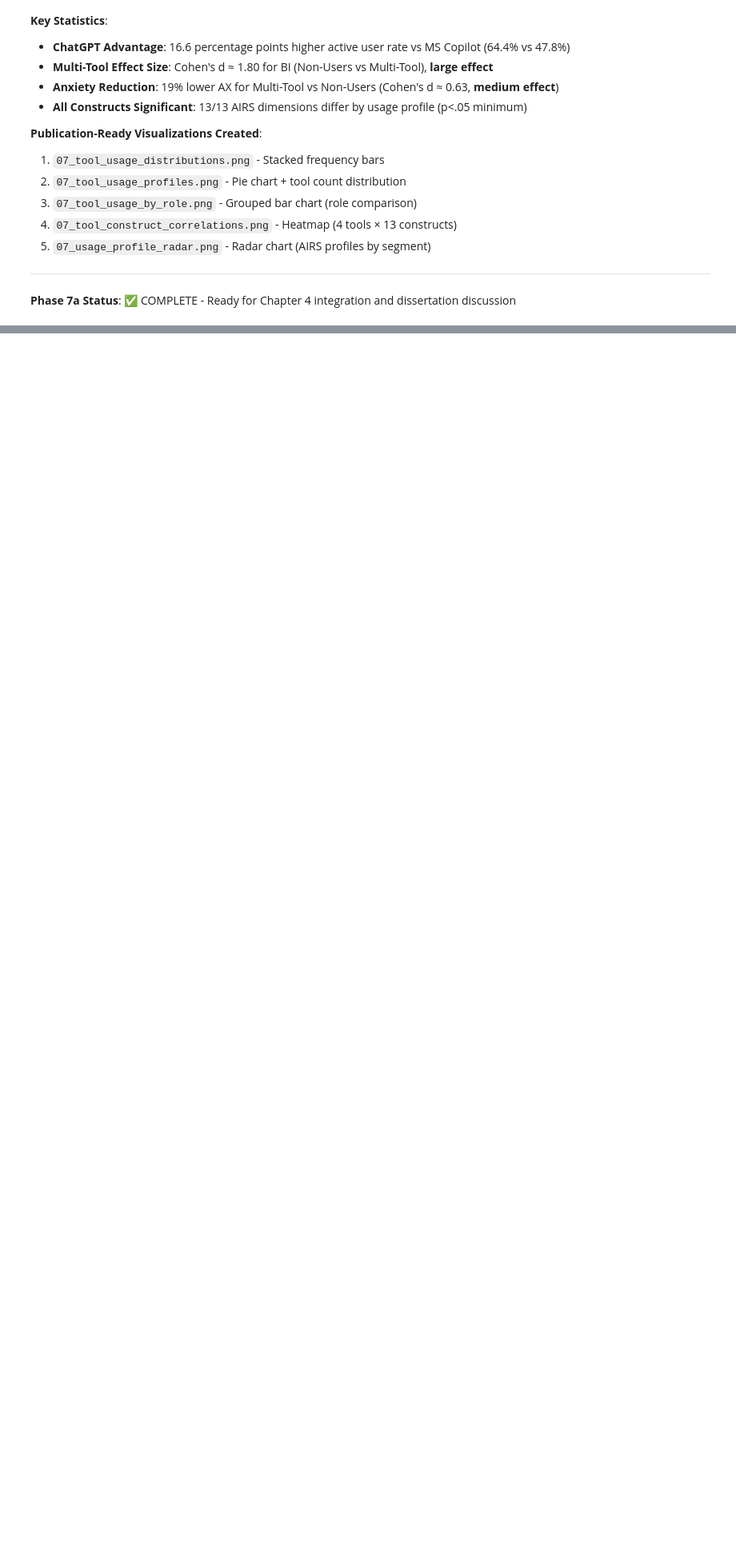
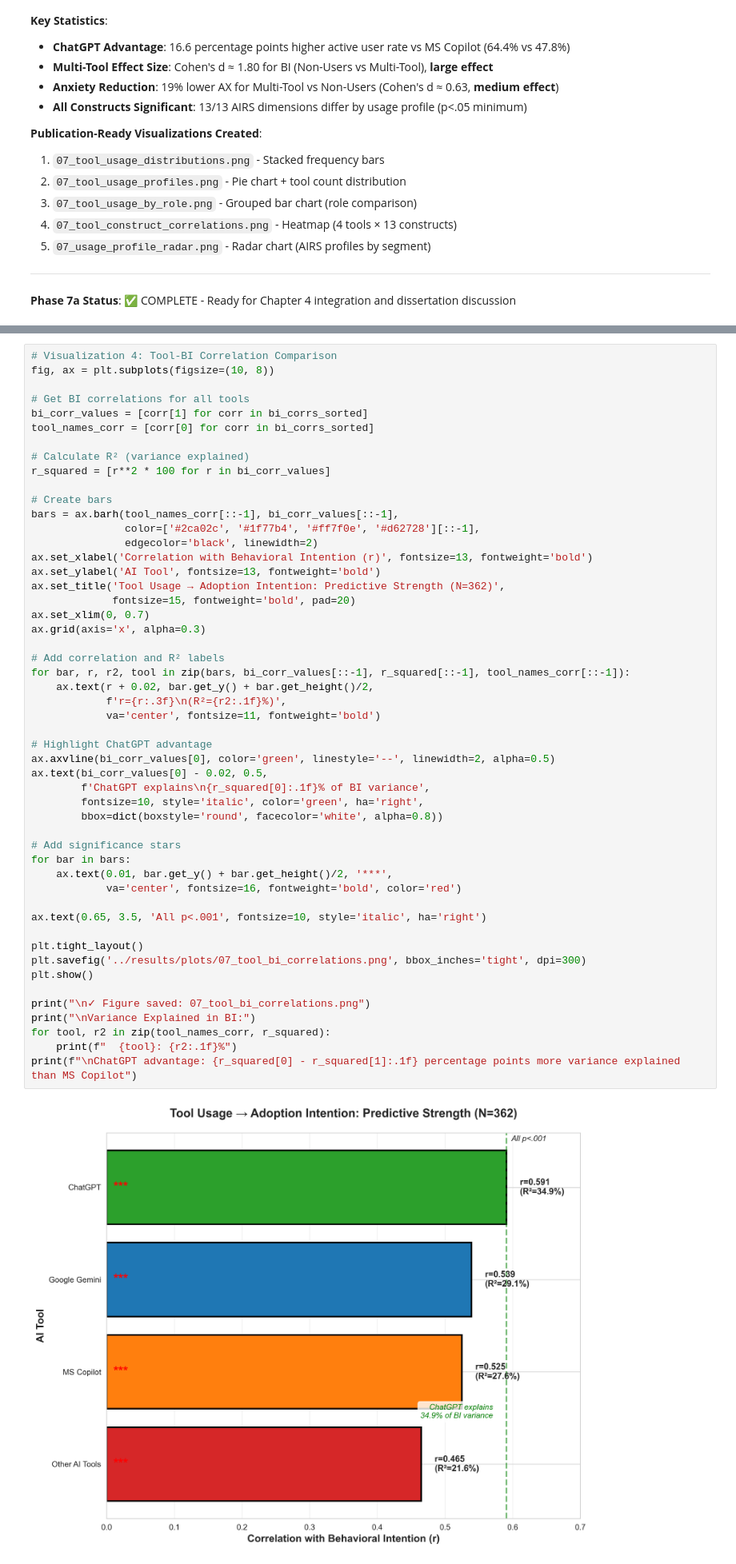
Before and after one commit to fabioc-aloha/AIRS_Data_Analysis, a Jupyter notebook: airs/07_Tool_Usage_Patterns.ipynb, the cells around one changed output, grey strips where cells are left out. Shown at 80% size. Drawn from its saved outputs; the diff is of its cells as text; blank space fills up the shorter version.

```diff
--- a/airs/07_Tool_Usage_Patterns.ipynb
+++ b/airs/07_Tool_Usage_Patterns.ipynb
@@ -765,0 +983,53 @@ Analysis complete. Figures saved to results/plots/
+# %%
+# Visualization 4: Tool-BI Correlation Comparison
+fig, ax = plt.subplots(figsize=(10, 8))
+
+# Get BI correlations for all tools
+bi_corr_values = [corr[1] for corr in bi_corrs_sorted]
+tool_names_corr = [corr[0] for corr in bi_corrs_sorted]
+
+# Calculate R² (variance explained)
+r_squared = [r**2 * 100 for r in bi_corr_values]
+
+# Create bars
+bars = ax.barh(tool_names_corr[::-1], bi_corr_values[::-1],
+               color=['#2ca02c', '#1f77b4', '#ff7f0e', '#d62728'][::-1],
+               edgecolor='black', linewidth=2)
+ax.set_xlabel('Correlation with Behavioral Intention (r)', fontsize=13, fontweight='bold')
+ax.set_ylabel('AI Tool', fontsize=13, fontweight='bold')
+ax.set_title('Tool Usage → Adoption Intention: Predictive Strength (N=362)',
+             fontsize=15, fontweight='bold', pad=20)
+ax.set_xlim(0, 0.7)
+ax.grid(axis='x', alpha=0.3)
+
+# Add correlation and R² labels
+for bar, r, r2, tool in zip(bars, bi_corr_values[::-1], r_squared[::-1], tool_names_corr[::-1]):
+    ax.text(r + 0.02, bar.get_y() + bar.get_height()/2,
+            f'r={r:.3f}\n(R²={r2:.1f}%)',
+            va='center', fontsize=11, fontweight='bold')
+
+# Highlight ChatGPT advantage
+ax.axvline(bi_corr_values[0], color='green', linestyle='--', linewidth=2, alpha=0.5)
+ax.text(bi_corr_values[0] - 0.02, 0.5,
+        f'ChatGPT explains\n{r_squared[0]:.1f}% of BI variance',
+        fontsize=10, style='italic', color='green', ha='right',
+        bbox=dict(boxstyle='round', facecolor='white', alpha=0.8))
+
+# Add significance stars
+for bar in bars:
+    ax.text(0.01, bar.get_y() + bar.get_height()/2, '***',
+            va='center', fontsize=16, fontweight='bold', color='red')
+
+ax.text(0.65, 3.5, 'All p<.001', fontsize=10, style='italic', ha='right')
+
+plt.tight_layout()
+plt.savefig('../results/plots/07_tool_bi_correlations.png', bbox_inches='tight', dpi=300)
+plt.show()
+
+print("\n✓ Figure saved: 07_tool_bi_correlations.png")
+print("\nVariance Explained in BI:")
+for tool, r2 in zip(tool_names_corr, r_squared):
+    print(f"  {tool}: {r2:.1f}%")
+print(f"\nChatGPT advantage: {r_squared[0] - r_squared[1]:.1f} percentage points more variance explained than MS Copilot")
+# %% [output]
+[figure, added]
```
Also changed, not shown: parts of 7 cells of this notebook, 4 other files.
